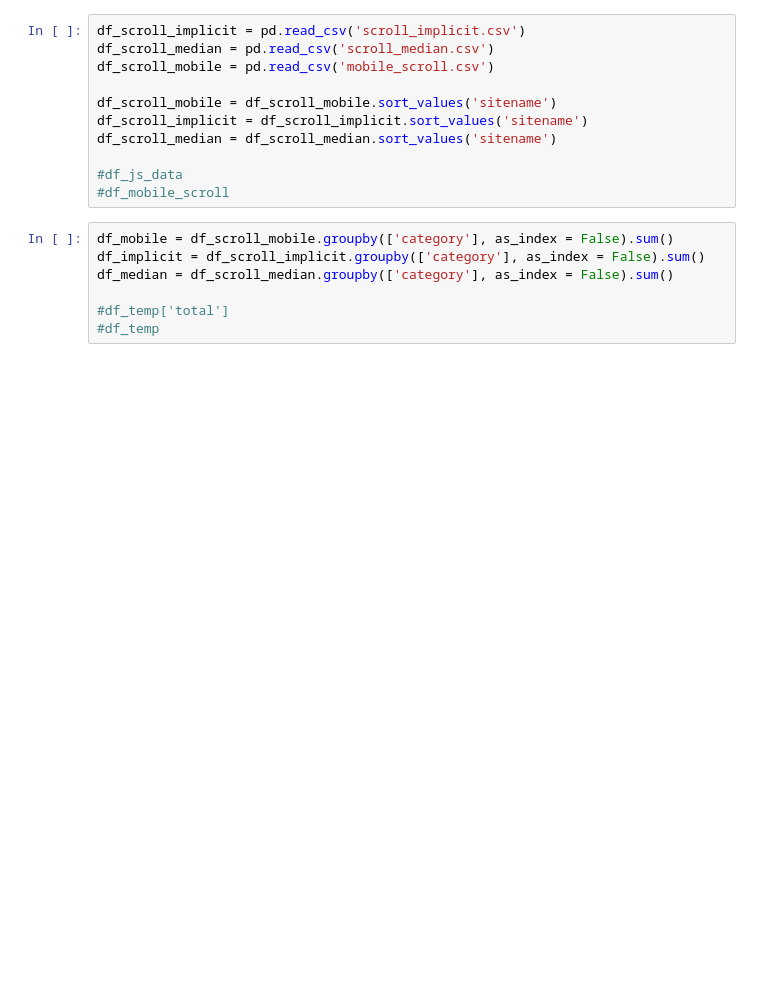
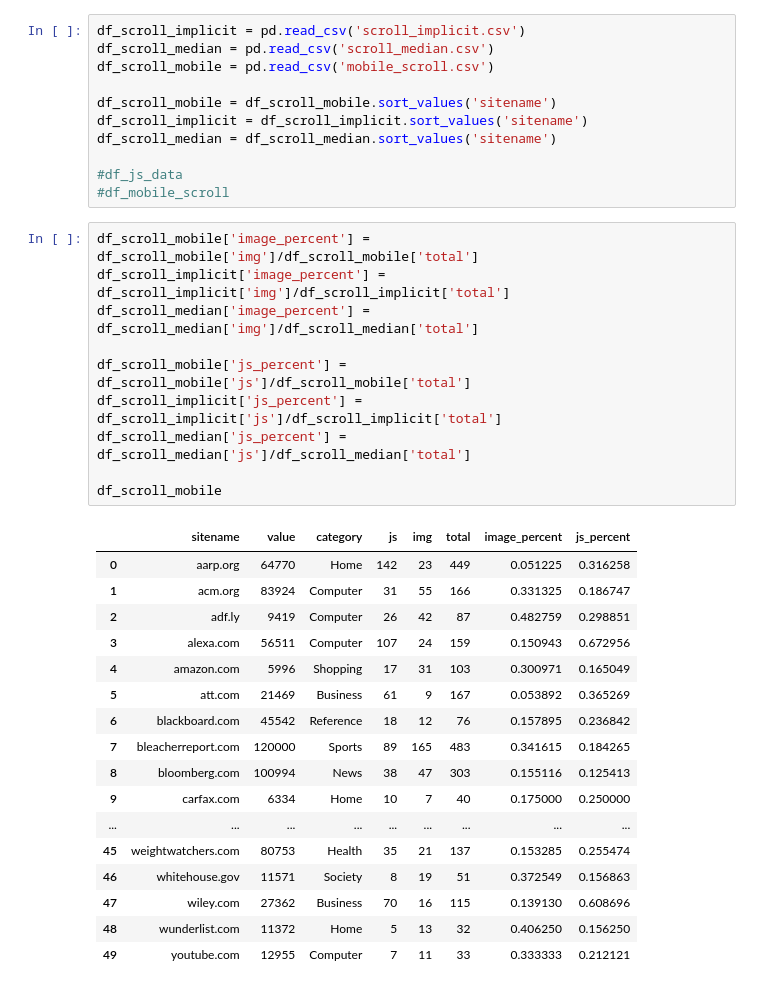
Before and after one commit to agarwal1510/webgaze-523, a Jupyter notebook: graphs.ipynb, the cells around one changed output. Cells and saved outputs as stored; diff of their text form; blank space fills up the shorter version.

```diff
--- a/graphs.ipynb
+++ b/graphs.ipynb
@@ -15,10 +17,31 @@ df_scroll_median = df_scroll_median.sort_values('sitename')
 
 #df_js_data
 #df_mobile_scroll
-# %%
-df_mobile = df_scroll_mobile.groupby(['category'], as_index = False).sum()
-df_implicit = df_scroll_implicit.groupby(['category'], as_index = False).sum()
-df_median = df_scroll_median.groupby(['category'], as_index = False).sum()
-
-#df_temp['total']
-#df_temp
+# %%
+df_scroll_mobile['image_percent'] = df_scroll_mobile['img']/df_scroll_mobile['total']
+df_scroll_implicit['image_percent'] = df_scroll_implicit['img']/df_scroll_implicit['total']
+df_scroll_median['image_percent'] = df_scroll_median['img']/df_scroll_median['total']
+
+df_scroll_mobile['js_percent'] = df_scroll_mobile['js']/df_scroll_mobile['total']
+df_scroll_implicit['js_percent'] = df_scroll_implicit['js']/df_scroll_implicit['total']
+df_scroll_median['js_percent'] = df_scroll_median['js']/df_scroll_median['total']
+
+df_scroll_mobile
+# %% [output]
+|  | sitename | value | category | js | img | total | image_percent | js_percent |
+| 0 | aarp.org | 64770 | Home | 142 | 23 | 449 | 0.051225 | 0.316258 |
+| 1 | acm.org | 83924 | Computer | 31 | 55 | 166 | 0.331325 | 0.186747 |
+| 2 | adf.ly | 9419 | Computer | 26 | 42 | 87 | 0.482759 | 0.298851 |
+| 3 | alexa.com | 56511 | Computer | 107 | 24 | 159 | 0.150943 | 0.672956 |
+| 4 | amazon.com | 5996 | Shopping | 17 | 31 | 103 | 0.300971 | 0.165049 |
+| 5 | att.com | 21469 | Business | 61 | 9 | 167 | 0.053892 | 0.365269 |
+| 6 | blackboard.com | 45542 | Reference | 18 | 12 | 76 | 0.157895 | 0.236842 |
+| 7 | bleacherreport.com | 120000 | Sports | 89 | 165 | 483 | 0.341615 | 0.184265 |
+| 8 | bloomberg.com | 100994 | News | 38 | 47 | 303 | 0.155116 | 0.125413 |
+| 9 | carfax.com | 6334 | Home | 10 | 7 | 40 | 0.175000 | 0.250000 |
+| ... | ... | ... | ... | ... | ... | ... | ... | ... |
+| 45 | weightwatchers.com | 80753 | Health | 35 | 21 | 137 | 0.153285 | 0.255474 |
+| 46 | whitehouse.gov | 11571 | Society | 8 | 19 | 51 | 0.372549 | 0.156863 |
+| 47 | wiley.com | 27362 | Business | 70 | 16 | 115 | 0.139130 | 0.608696 |
+| 48 | wunderlist.com | 11372 | Home | 5 | 13 | 32 | 0.406250 | 0.156250 |
+| 49 | youtube.com | 12955 | Computer | 7 | 11 | 33 | 0.333333 | 0.212121 |
```
Also changed, not shown: parts of 6 cells of this notebook, 4 other files.
